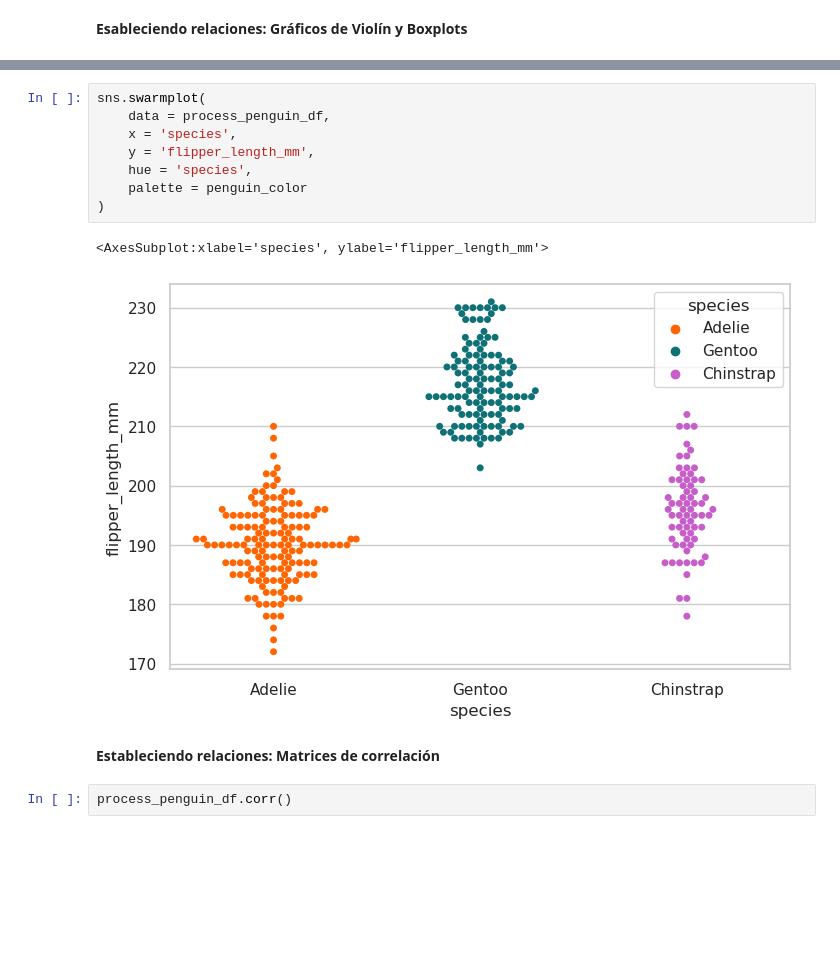
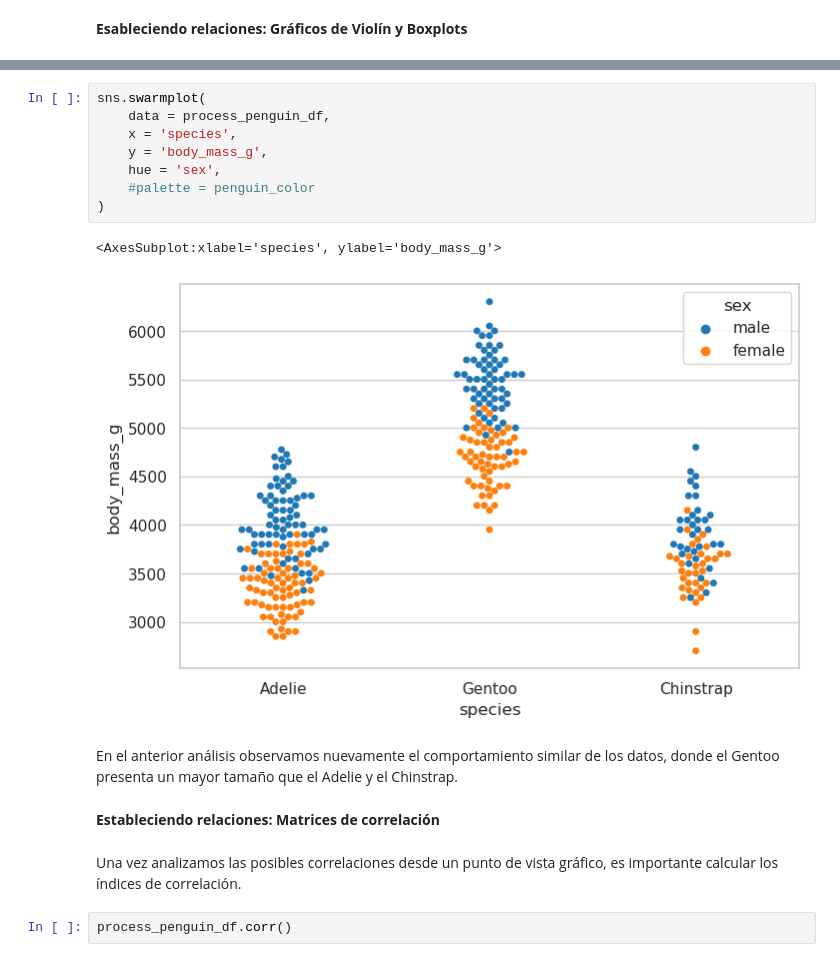
Before and after one commit to miguelfsosa/exploratory_analisis_penguin, a Jupyter notebook: Analisis_Exploratorio.ipynb, the cells around one changed output, grey strips where cells are left out. Cells and saved outputs as stored; diff of their text form; blank space fills up the shorter version.

Commit message:
Fase final del análisis

```diff
--- a/Analisis_Exploratorio.ipynb
+++ b/Analisis_Exploratorio.ipynb
@@ -959,16 +937,20 @@ ax = sns.stripplot(
 # %%
 sns.swarmplot(
     data = process_penguin_df,
     x = 'species',
-    y = 'flipper_length_mm',
-    hue = 'species',
-    palette = penguin_color
+    y = 'body_mass_g',
+    hue = 'sex',
+    #palette = penguin_color
 )
 # %% [output]
-<AxesSubplot:xlabel='species', ylabel='flipper_length_mm'>
+<AxesSubplot:xlabel='species', ylabel='body_mass_g'>
-[figure, old version]
+[figure, new version]
+# %% [markdown]
+En el anterior análisis observamos nuevamente el comportamiento similar de los datos, donde el Gentoo presenta un mayor tamaño que el Adelie y el Chinstrap.
 # %% [markdown]
 **Estableciendo relaciones: Matrices de correlación**
+# %% [markdown]
+Una vez analizamos las posibles correlaciones desde un punto de vista gráfico, es importante calcular los índices de correlación.
 # %%
 process_penguin_df.corr()
 # %% [output]
```
Also changed, not shown: parts of 31 cells of this notebook.
